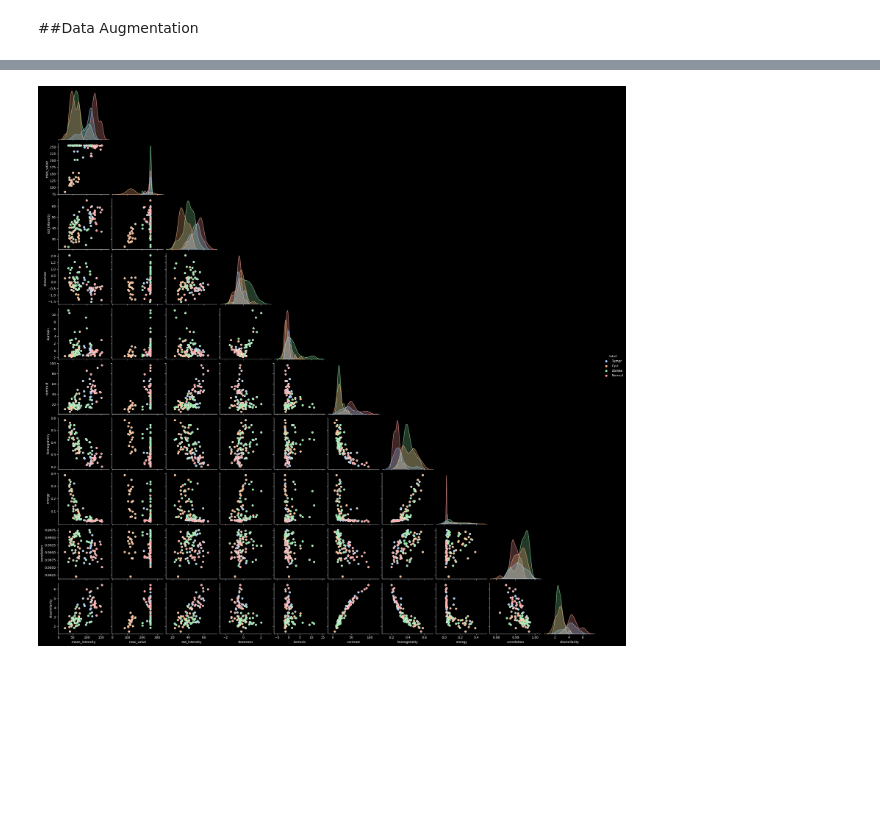
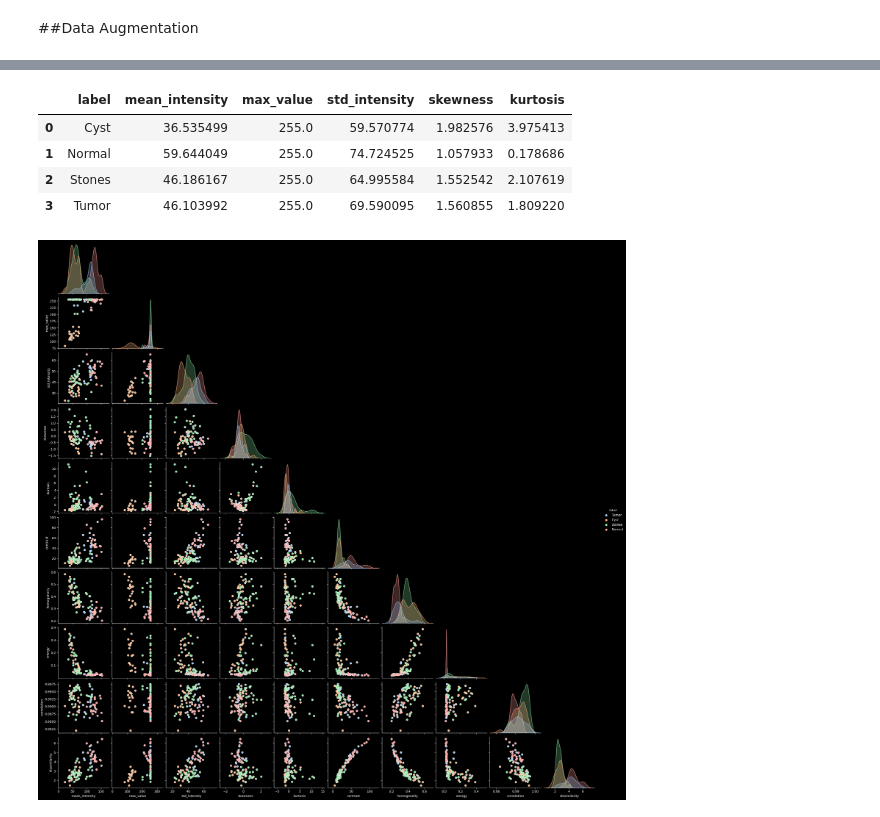
Before and after one commit to milalangone/kidney_segmentation, a Jupyter notebook: TP_PIB_LangoneRondinellaSimoncelliTerrazas.ipynb, the cells around one changed output, grey strips where cells are left out. Drawn from its saved outputs; the diff is of its cells as text; code cells hidden in the pictures; blank space fills up the shorter version.

```diff
--- a/TP_PIB_LangoneRondinellaSimoncelliTerrazas.ipynb
+++ b/TP_PIB_LangoneRondinellaSimoncelliTerrazas.ipynb
@@ -458,3 +488,11 @@ df.describe()
+# %%
+i
+# %% [output]
+|  | label | mean_intensity | max_value | std_intensity | skewness | kurtosis |
+| 0 | Cyst | 36.535499 | 255.0 | 59.570774 | 1.982576 | 3.975413 |
+| 1 | Normal | 59.644049 | 255.0 | 74.724525 | 1.057933 | 0.178686 |
+| 2 | Stones | 46.186167 | 255.0 | 64.995584 | 1.552542 | 2.107619 |
+| 3 | Tumor | 46.103992 | 255.0 | 69.590095 | 1.560855 | 1.809220 |
 # %%
 sns.pairplot(df, hue = 'label', palette = 'pastel', corner = True);
 # %% [output]
```
Also changed, not shown: parts of 7 cells of this notebook.
